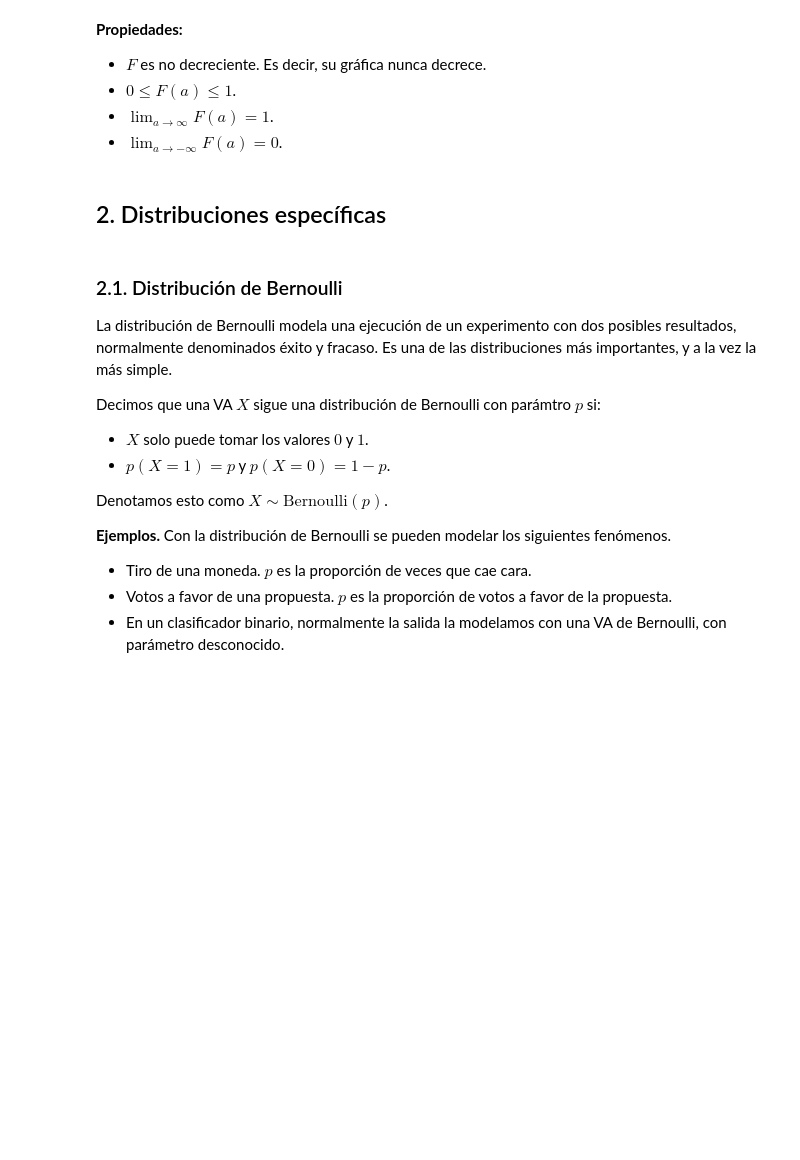
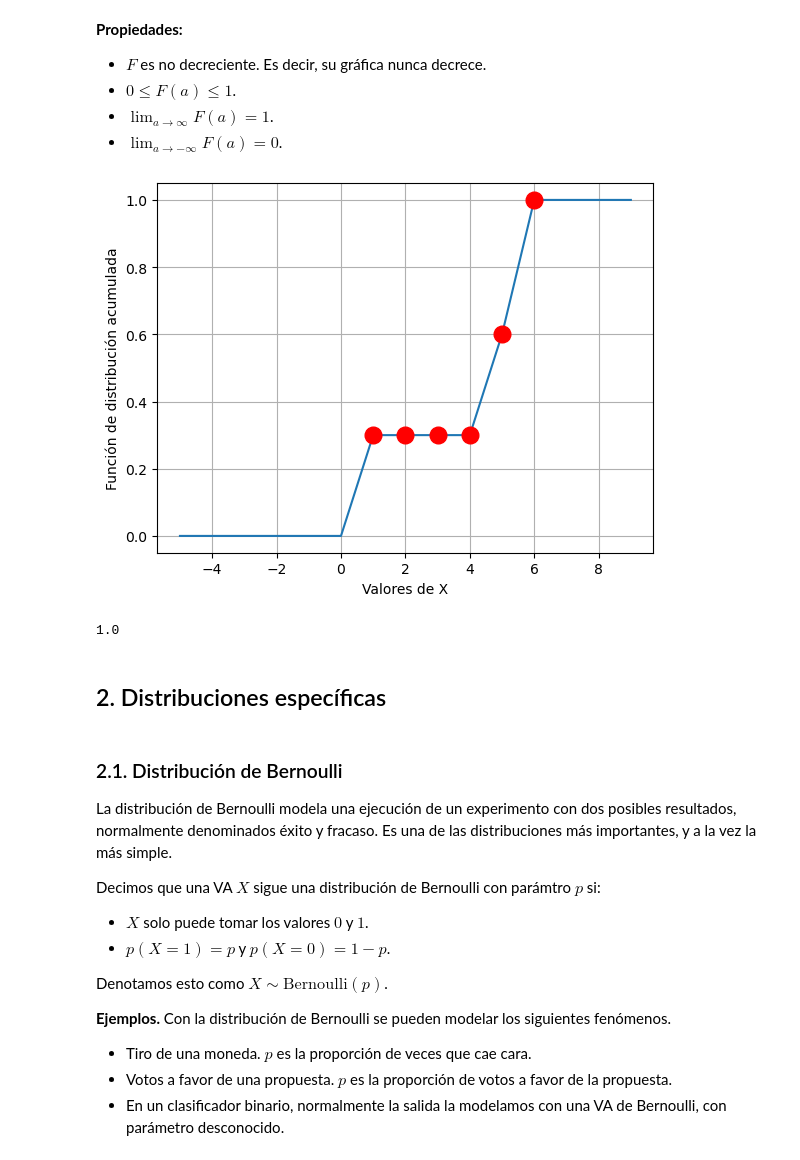
Before and after one commit to esjimenezro/mebo2024, a Jupyter notebook: modulo1/tema2/2-variables-aleatorias-discretas.ipynb, the cells around one changed output. Cells and saved outputs as stored; diff of their text form; code cells hidden in the pictures; blank space fills up the shorter version.

```diff
--- a/modulo1/tema2/2-variables-aleatorias-discretas.ipynb
+++ b/modulo1/tema2/2-variables-aleatorias-discretas.ipynb
@@ -96,3 +109,13 @@ $$
 - $0 \leq F(a) \leq 1$.
 - $\lim_{a \to \infty} F(a) = 1$.
 - $\lim_{a \to -\infty} F(a) = 0$.
+# %%
+# Grafico
+x = range(-5, 10)
+plt.plot(x, X.cdf(x))
+plt.plot(X.xk, X.cdf(X.xk), 'ro', ms=12)
+plt.xlabel('Valores de X')
+plt.ylabel('Función de distribución acumulada')
+plt.grid()
+# %% [output]
+[figure, added]
@@ -99,3 +124,7 @@ $$
+# %%
+X.cdf(np.inf)
+# %% [output]
+1.0
 # %% [markdown]
 ## 2. Distribuciones específicas
 # %% [markdown]
```
Also changed, not shown: parts of 12 cells of this notebook.
